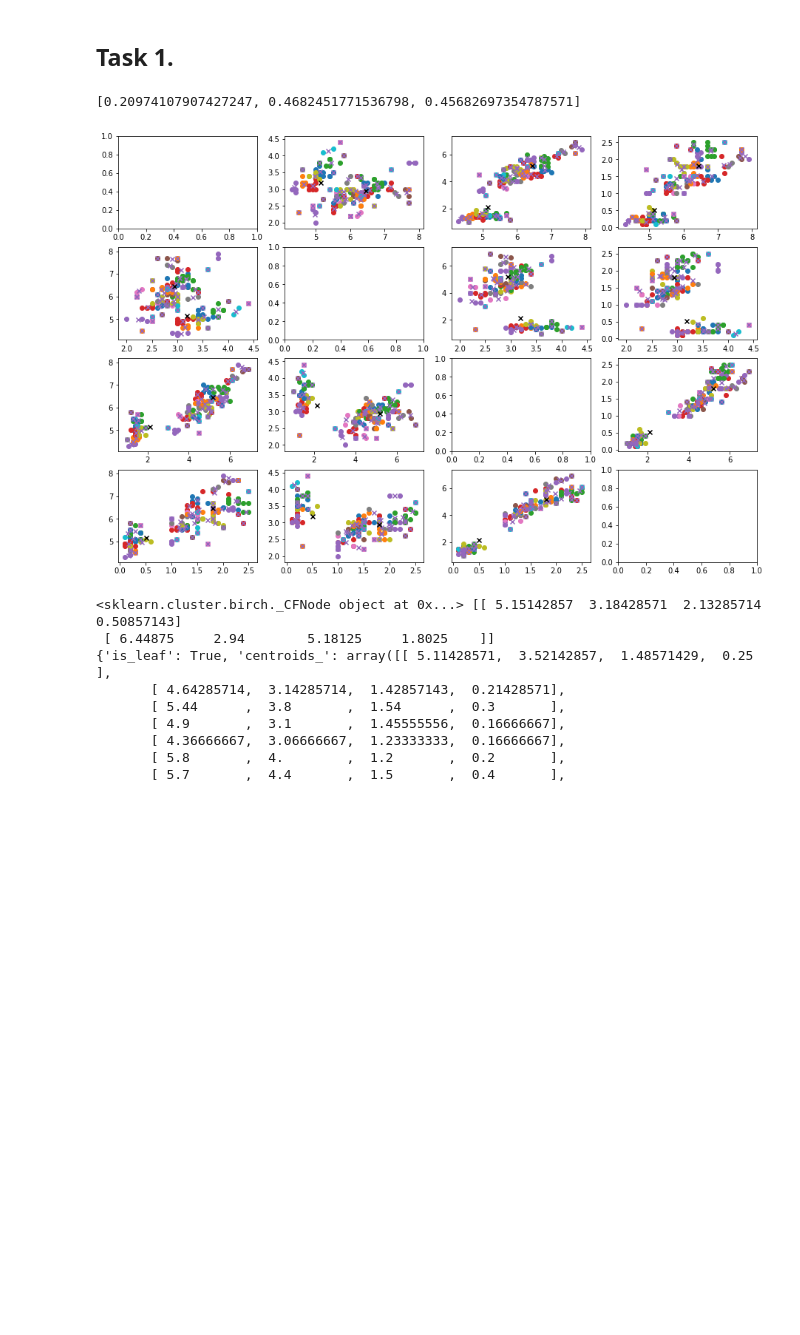
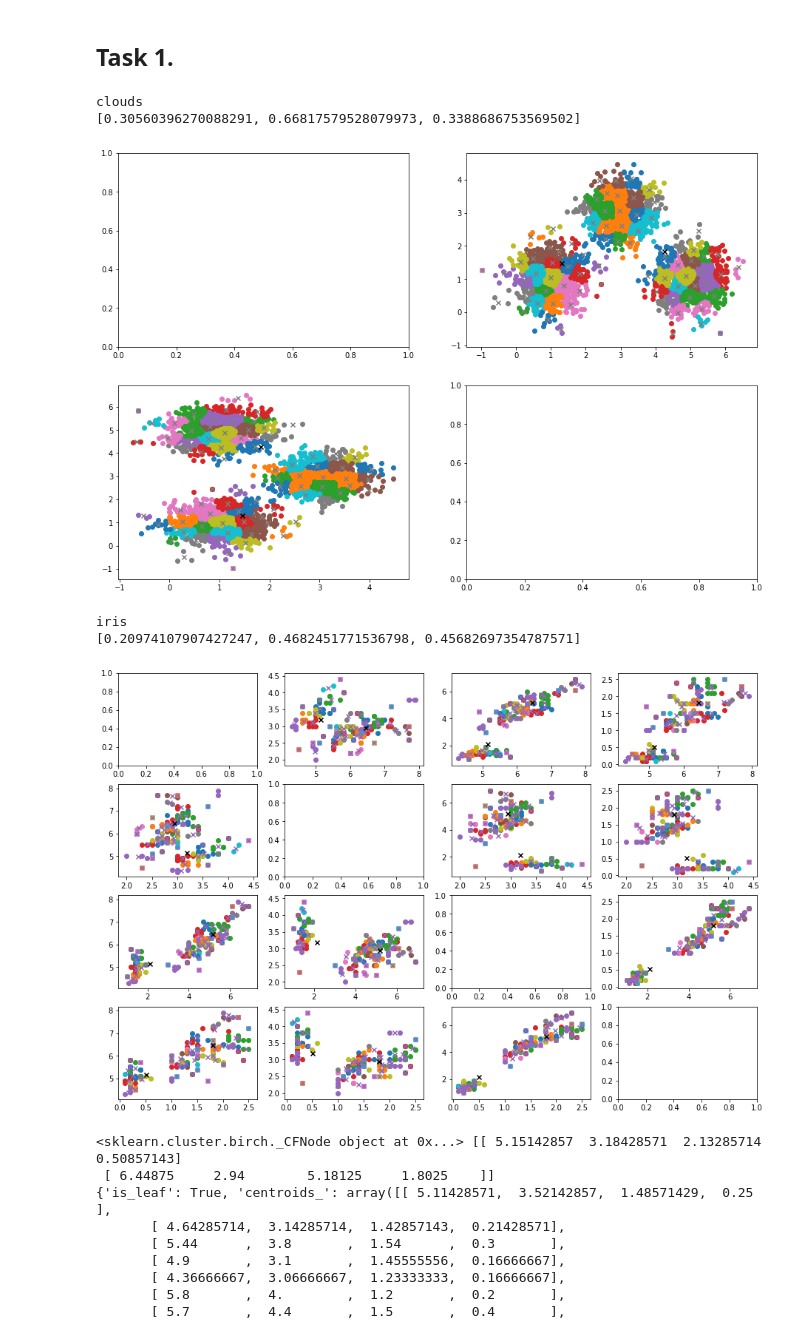
Before and after one commit to mateuszlewko/data-mining, a Jupyter notebook: set4/solutions.ipynb, the cells around one changed output. Saved outputs shown, nothing was run; the diff lists cells and outputs as text; code cells hidden in the pictures; blank space fills up the shorter version.

```diff
--- a/set4/solutions.ipynb
+++ b/set4/solutions.ipynb
@@ -237,14 +237,20 @@ print t
 # %% [markdown]
 ## Task 1.
 # %%
-birch = Birch(threshold=0.25, n_clusters=None)
-birch.fit(X_i)
+for X, data in ((X_g, 'clouds'), (X_i, 'iris')):
+    print data
+    birch = Birch(threshold=0.25, n_clusters=None)
+    birch.fit(X)
 
-print get_accuracy(X_i, birch.labels_, birch.subcluster_centers_)
-plot_results(X_i, birch.labels_, birch.subcluster_centers_, max(birch.labels_) + 1, birch.root_.centroids_)
+    print get_accuracy(X, birch.labels_, birch.subcluster_centers_)
+    plot_results(X, birch.labels_, birch.subcluster_centers_, max(birch.labels_) + 1, birch.root_.centroids_)
 # %% [output]
-[0.20974107907427247, 0.4682451771536798, 0.45682697354787571]
+clouds
+[0.30560396270088291, 0.66817579528079973, 0.3388686753569502]
-[figure, old version]
+[figure, new version]
+iris
+[0.20974107907427247, 0.4682451771536798, 0.45682697354787571]
+[figure, added]
 # %%
 print birch.root_, birch.root_.centroids_
 print birch.root_.subclusters_[0].child_.__dict__
```
